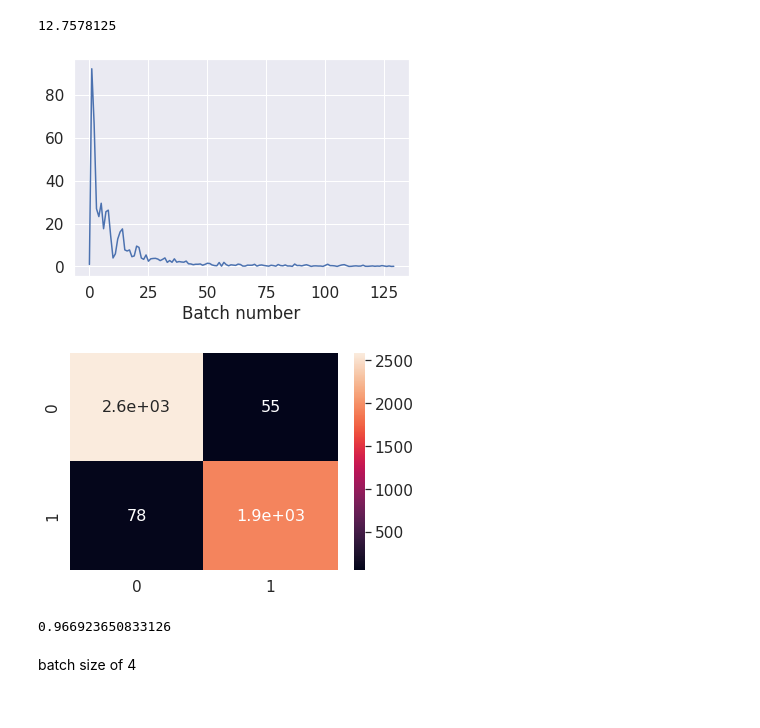
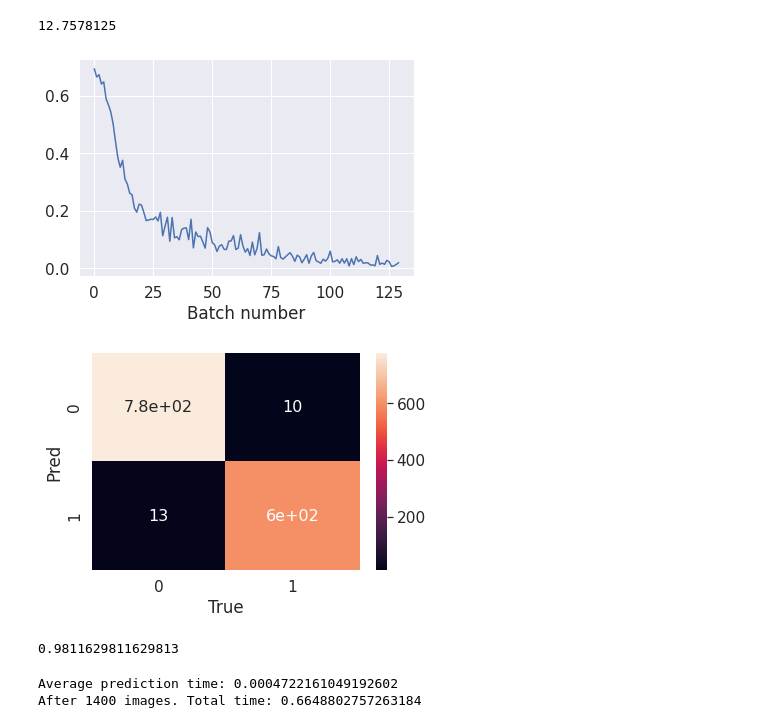
Before and after one commit to CISC-850/adversarial-sign-classifier, a Jupyter notebook: CISC_850_Project.ipynb, the cells around one changed output. Cells and saved outputs as stored; diff of their text form; code cells hidden in the pictures.

```diff
--- a/CISC_850_Project.ipynb
+++ b/CISC_850_Project.ipynb
@@ -173,8 +173,8 @@ print(len(dataset), len(trainData), len(testData))
 Found 4666 images
 4666 3266 1400
 # %%
-# trainer = Trainer(model=LisaModel())
-trainer = Trainer()
+trainer = Trainer(model=LisaModel())
+# trainer = Trainer()
 loss = trainer.train(dataset=trainData)
 pass
 # %%
@@ -189,12 +189,12 @@ plt.plot(lossCpu)
 plt.xlabel("Batch number")
 plt.show()
 # %% [output]
-[figure, old version]
+[figure, new version]
 # %%
 pred = []
 actual = []
 dataloader = torch.utils.data.DataLoader(
-  dataset,
+  testData,
   batch_size=64,
   shuffle=True,
   num_workers=0
@@ -215,18 +215,54 @@ confusion = sklearn.metrics.confusion_matrix(actual, pred)
 # %%
 import seaborn as sn
 sn.set(font_scale=1.4)
-sn.heatmap(confusion, annot=True, annot_kws={"size":16})
+s = sn.heatmap(confusion, annot=True, annot_kws={"size":16})
+s.set(xlabel="True", ylabel="Pred")
 plt.show()
 # %% [output]
-[figure, old version]
+[figure, new version]
-# %%
-print(f1)
-# %% [output]
-0.966923650833126
+# %%
+print(f1)
+
+#Some one off experiments - results would need to be averaged to be conclusive
+#F1 for 20 epochs 0.9765886287625418
+#F1 for 15 epochs 0.9844020797227037, 0.976510067114094
+#F1 for 14 epochs 0.983159582999198
+#F1 for 12 epochs 0.982995951417004, 0.9810671256454389
+#F1 for 11 epochs 0.9849749582637728, 0.9845626072041166, 0.9821428571428571
+#F1 for 10 epochs 0.9863013698630138, 0.9724025974025974, 0.9792332268370607, 0.9732793522267206, 0.9748580697485806, 0.9811629811629813
+#F1 for 09 epochs 0.9650690495532088
+#F1 for 08 epochs 0.9822866344605475
+# %% [output]
+0.9811629811629813
+# %%
+import time
+#Func to test response time
+pred = []
+dataloader = torch.utils.data.DataLoader(
+  testData,
+  batch_size=64,
+  shuffle=True,
+  num_workers=0
+)
+import tqdm.notebook
+tInit = time.time()
+for i,v in tqdm.notebook.tqdm(enumerate(dataloader), total=len(dataloader)):
+  x = v["x"].to(trainer.device)
+  y_pred=trainer.model(x).cpu().detach().numpy()
+  y_pred_flat = y_pred.argmax(1)
+
+torch.cuda.current_stream().synchronize()
+tFinish = time.time()
+#22 * 64 = 1408, so I hard coded the known quanity of test images
+tAvg = (tFinish - tInit) / (len(dataloader) * 64)
+tAvgRoudningErr = (tFinish - tInit) / 1400
+#print("Average prediction time: " + str(tAvg) + "\nAfter " + str(len(dataloader)*64) + " images")
+print("Average prediction time: " + str(tAvg) + "\nAfter 1400 images. Total time: " + str(tFinish - tInit))
+# %% [output]
+Average prediction time: 0.0004722161049192602
+After 1400 images. Total time: 0.6648802757263184
 # %%
 # Create a trainer instance with the Lisa CNN as a model
 lisa_trainer = Trainer(model=LisaModel())
 # train the Lisa CNN
 lisa_trainer.train(epochs=5, batch_size=16)
-# %% [markdown]
-batch size of 4
```
Also changed, not shown: parts of 3 cells of this notebook.
